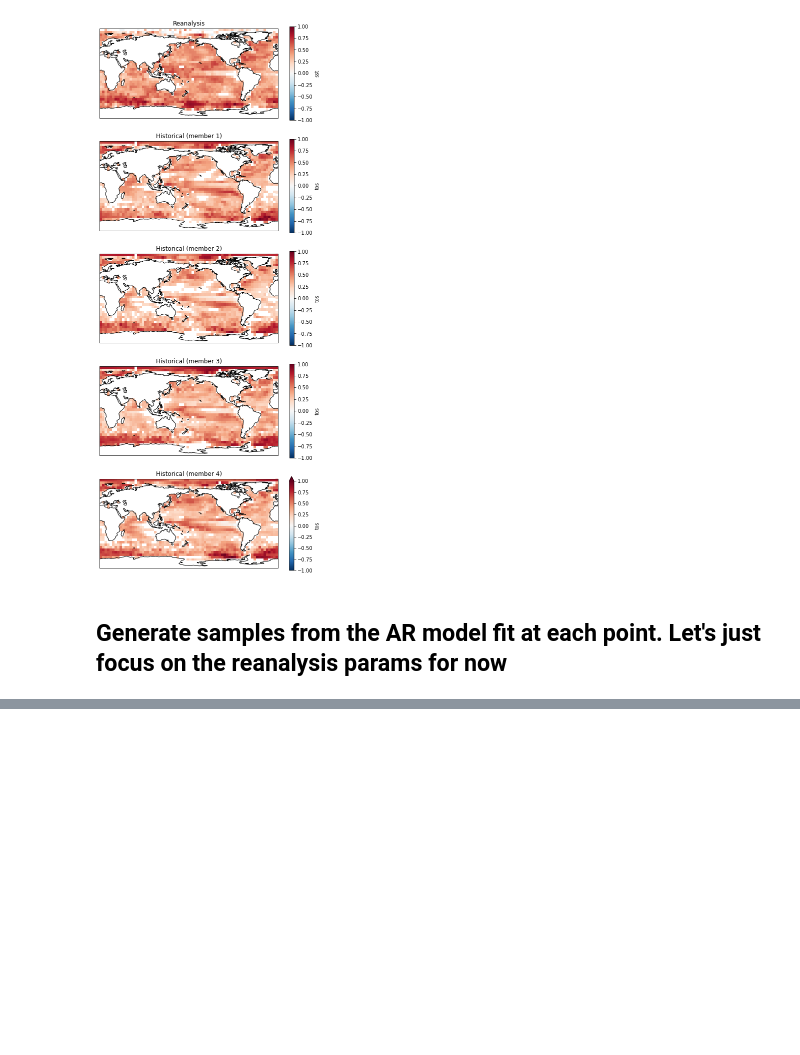
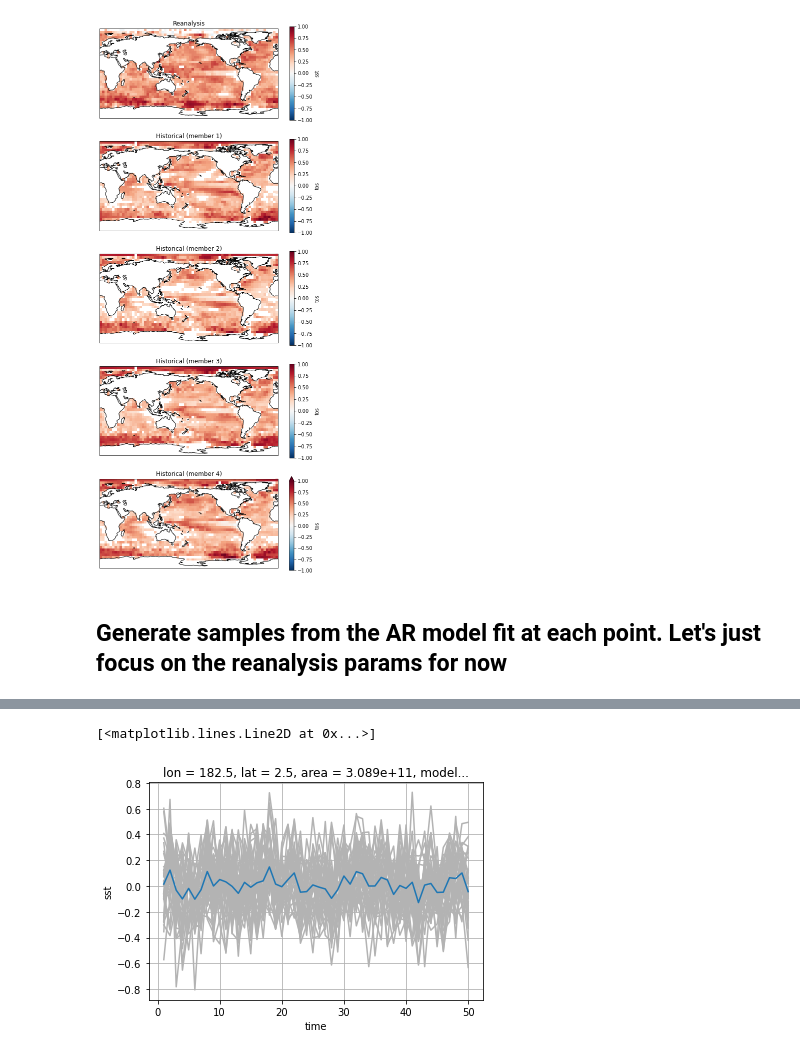
Before and after one commit to dougiesquire/Squire_2022_correlation, a Jupyter notebook: notebooks/exploratory/AR_global.ipynb, the cells around one changed output, grey strips where cells are left out. Saved outputs shown, nothing was run; the diff lists cells and outputs as text; code cells hidden in the pictures; blank space fills up the shorter version.

```diff
--- a/notebooks/exploratory/AR_global.ipynb
+++ b/notebooks/exploratory/AR_global.ipynb
@@ -177,8 +175,4 @@ inits = ar_model.generate_samples(
 # %%
-samples = ar_model.generate_samples(
-    reanalysis_params,
-    n_times=50,
-    n_samples=2,
-    n_members=3,
-    rolling_means=[1,4,8]
+simulated = ar_model.generate_samples(
+    reanalysis_params, n_times=50, n_samples=10, n_members=40, rolling_means=[8]
 )
@@ -196,0 +196,11 @@ ValueError: One or more of the specified variables cannot be found in this datas
+# %%
+_ = (
+    samples["sst"]
+    .isel(lon=36, lat=18, sample=1, rolling_mean=2)
+    .plot.line(x="time", add_legend=False, color=[0.7, 0.7, 0.7])
+)
+
+samples["sst"].isel(lon=36, lat=18, sample=1, rolling_mean=2).mean("member").plot()
+# %% [output]
+[<matplotlib.lines.Line2D at 0x...>]
+[figure, added]
```
Also changed, not shown: parts of 6 cells of this notebook, 1 other file.
